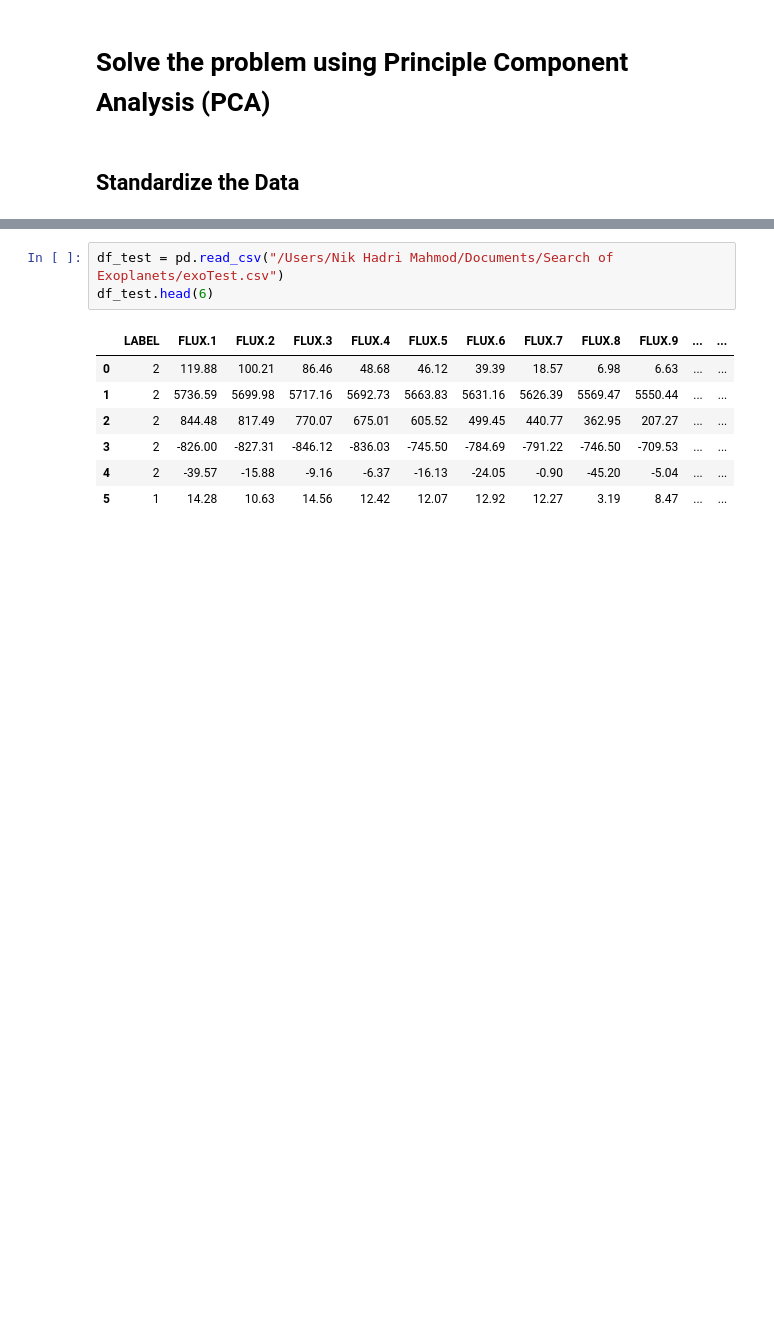
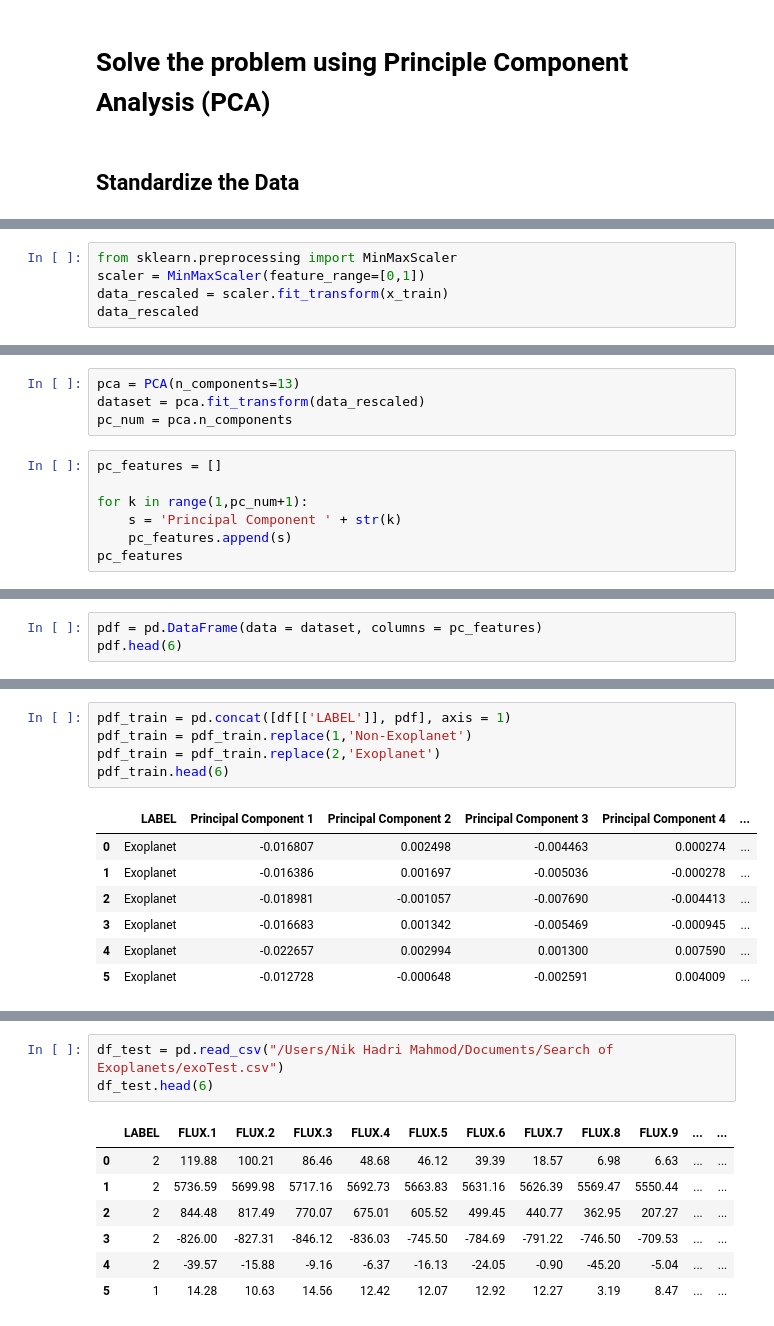
Before and after one commit to nikderi/Projects, a Jupyter notebook: projectone.ipynb, the cells around one changed output, grey strips where cells are left out. Drawn from its saved outputs; the diff is of its cells as text; blank space fills up the shorter version.

```diff
--- a/projectone.ipynb
+++ b/projectone.ipynb
@@ -203,0 +311,5 @@ var_percentage
+# %%
+from sklearn.preprocessing import MinMaxScaler
+scaler = MinMaxScaler(feature_range=[0,1])
+data_rescaled = scaler.fit_transform(x_train)
+data_rescaled
@@ -203,0 +365,11 @@ var_percentage
+# %%
+pca = PCA(n_components=13)
+dataset = pca.fit_transform(data_rescaled)
+pc_num = pca.n_components
+# %%
+pc_features = []
+
+for k in range(1,pc_num+1):
+    s = 'Principal Component ' + str(k)
+    pc_features.append(s)
+pc_features
@@ -203,0 +390,3 @@ var_percentage
+# %%
+pdf = pd.DataFrame(data = dataset, columns = pc_features)
+pdf.head(6)
@@ -203,0 +401,13 @@ var_percentage
+# %%
+pdf_train = pd.concat([df[['LABEL']], pdf], axis = 1)
+pdf_train = pdf_train.replace(1,'Non-Exoplanet')
+pdf_train = pdf_train.replace(2,'Exoplanet')
+pdf_train.head(6)
+# %% [output]
+|  | LABEL | Principal Component 1 | Principal Component 2 | Principal Component 3 | Principal Component 4 | ... |
+| 0 | Exoplanet | -0.016807 | 0.002498 | -0.004463 | 0.000274 | ... |
+| 1 | Exoplanet | -0.016386 | 0.001697 | -0.005036 | -0.000278 | ... |
+| 2 | Exoplanet | -0.018981 | -0.001057 | -0.007690 | -0.004413 | ... |
+| 3 | Exoplanet | -0.016683 | 0.001342 | -0.005469 | -0.000945 | ... |
+| 4 | Exoplanet | -0.022657 | 0.002994 | 0.001300 | 0.007590 | ... |
+| 5 | Exoplanet | -0.012728 | -0.000648 | -0.002591 | 0.004009 | ... |
```
Also changed, not shown: parts of 109 cells of this notebook.
